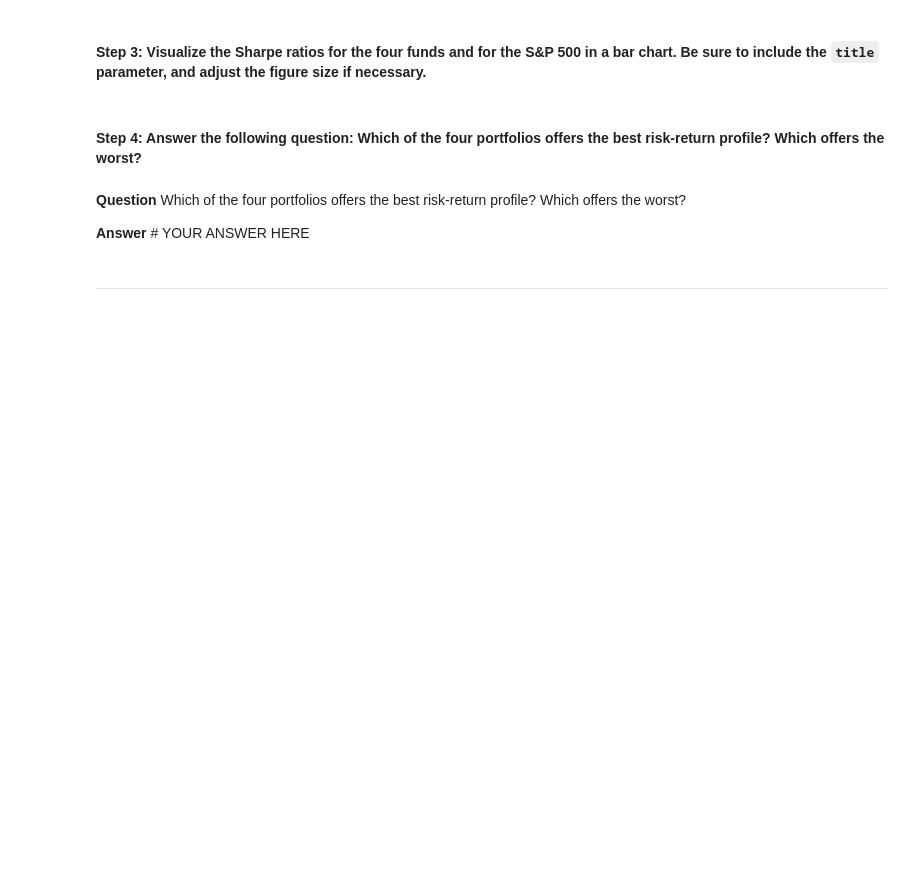
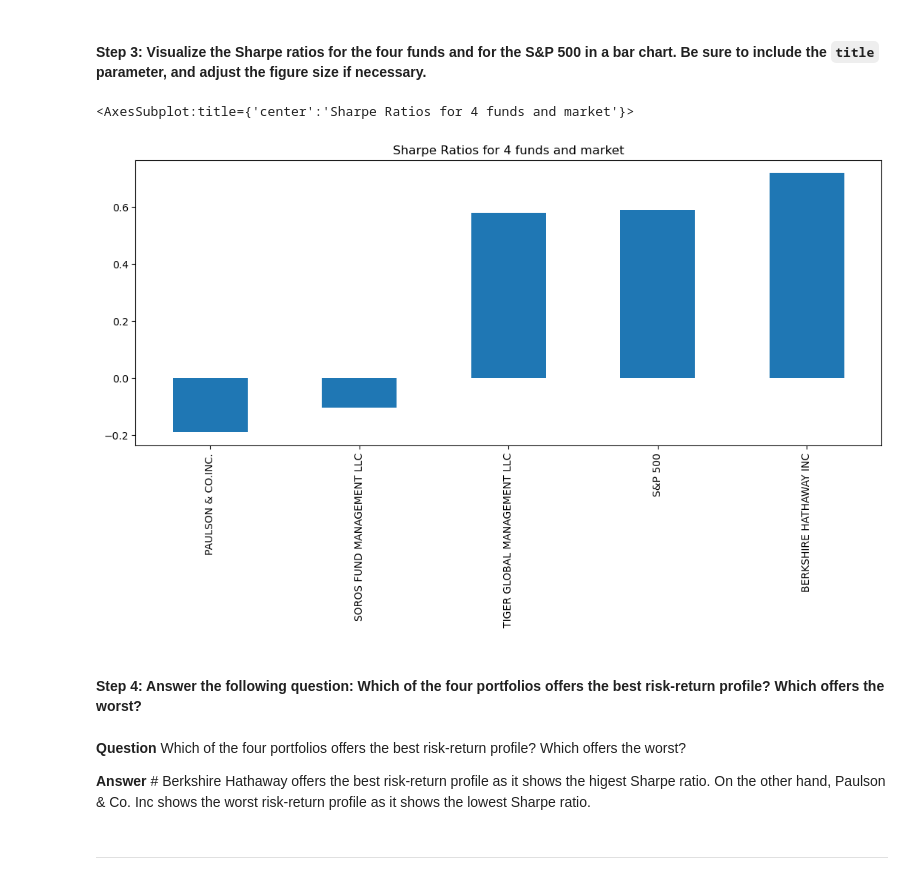
Before and after one commit to halamkim/challenge_04, a Jupyter notebook: Starter_Code 4/risk_return_analysis.ipynb, the cells around one changed output. Drawn from its saved outputs; the diff is of its cells as text; code cells hidden in the pictures; blank space fills up the shorter version.

Commit message:
completed 'analyze the risk-return profile'

```diff
--- a/Starter_Code 4/risk_return_analysis.ipynb
+++ b/Starter_Code 4/risk_return_analysis.ipynb
@@ -338,8 +338,8 @@ dtype: float64
 # Calculate the annualized Sharpe Ratios for each of the 4 portfolios and the S&P 500.
 # Review the Sharpe ratios sorted lowest to highest
 # YOUR CODE HERE
-sharp_ratios = annual_avg_returns / annualized_std
-display(sharp_ratios.sort_values())
+sharp_ratios = (annual_avg_returns / annualized_std).sort_values()
+display(sharp_ratios)
 # %% [output]
 PAULSON & CO.INC.             -0.189998
 SOROS FUND MANAGEMENT LLC     -0.102290
@@ -352,13 +352,17 @@ dtype: float64
 # %%
 # Visualize the Sharpe ratios as a bar chart
 # Include a title parameter and adjust the figure size
 # YOUR CODE HERE
+sharp_ratios.plot.bar(title = "Sharpe Ratios for 4 funds and market", figsize = (13,5))
+# %% [output]
+<AxesSubplot:title={'center':'Sharpe Ratios for 4 funds and market'}>
+[figure, added]
 # %% [markdown]
 #### Step 4: Answer the following question: Which of the four portfolios offers the best risk-return profile? Which offers the worst?
 # %% [markdown]
 **Question** Which of the four portfolios offers the best risk-return profile? Which offers the worst?
 
-**Answer** # YOUR ANSWER HERE
+**Answer** # Berkshire Hathaway offers the best risk-return profile as it shows the higest Sharpe ratio. On the other hand, Paulson & Co. Inc shows the worst risk-return profile as it shows the lowest Sharpe ratio.
 # %% [markdown]
 ---
 # %% [markdown]
```
